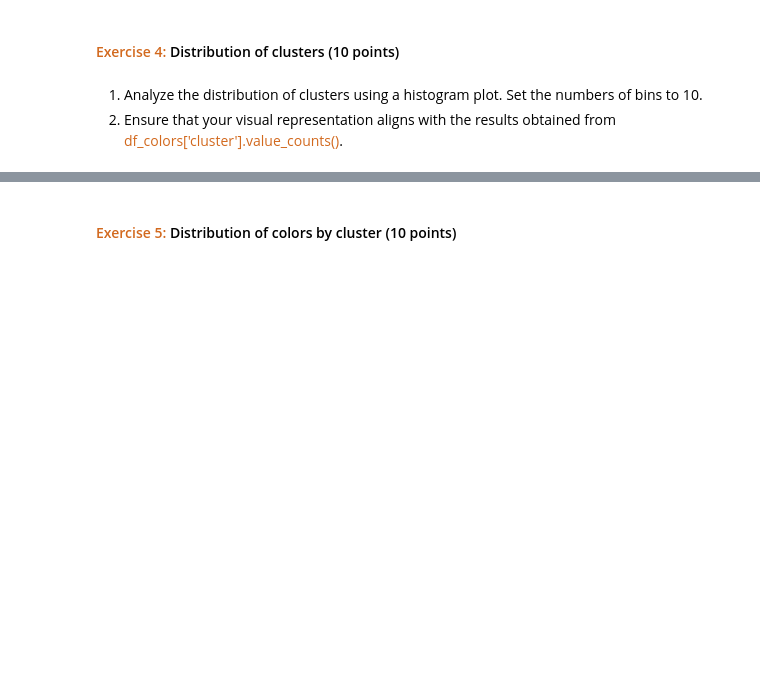
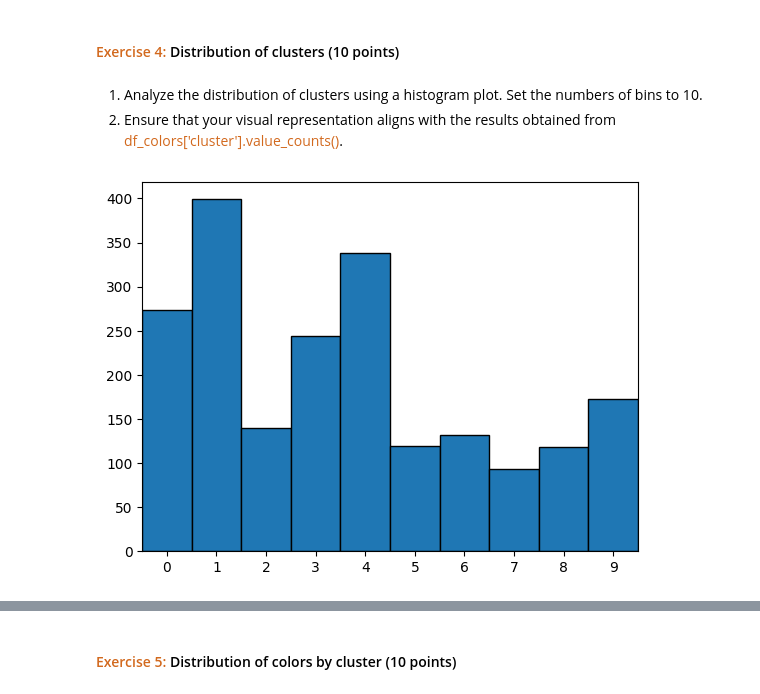
Before and after one commit to ming-berkeley/ds207_assignments, a Jupyter notebook: 08_Kmeans_Clustering.ipynb, the cells around one changed output, grey strips where cells are left out. Drawn from its saved outputs; the diff is of its cells as text; code cells hidden in the pictures; blank space fills up the shorter version.

```diff
--- a/08_Kmeans_Clustering.ipynb
+++ b/08_Kmeans_Clustering.ipynb
@@ -107,14 +132,15 @@ X = np.array(df_colors.values)
 # define KMeans model
 def fit_kmeans(X, n_clusters, random_state):
   ## YOUR CODE HERE ##
-  model = NotImplemented
+  model = KMeans(n_clusters=n_clusters, random_state=random_state)
+  model.fit(X)
   return model
 
 # fit KMeans model
-## YOUR CODE HERE ##
+model = fit_kmeans(X, n_clusters, random_state)
 
 # get cluster predictions
-## YOUR CODE HERE ##
+cluster_prediction = model.predict(X)
 
 # add predictions to df_colors
-## YOUR CODE HERE ##
+df_colors["cluster"] = cluster_prediction
@@ -131,0 +165,8 @@ def fit_kmeans(X, n_clusters, random_state):
+# %%
+# YOUR CODE HERE
+plt.hist(df_colors["cluster"], bins=np.arange(11)-0.5, edgecolor="black")
+plt.xticks(np.arange(10))
+plt.xlim(-0.5, 9.5)
+plt.show()
+# %% [output]
+[figure, added]
```
Also changed, not shown: parts of 16 cells of this notebook.
